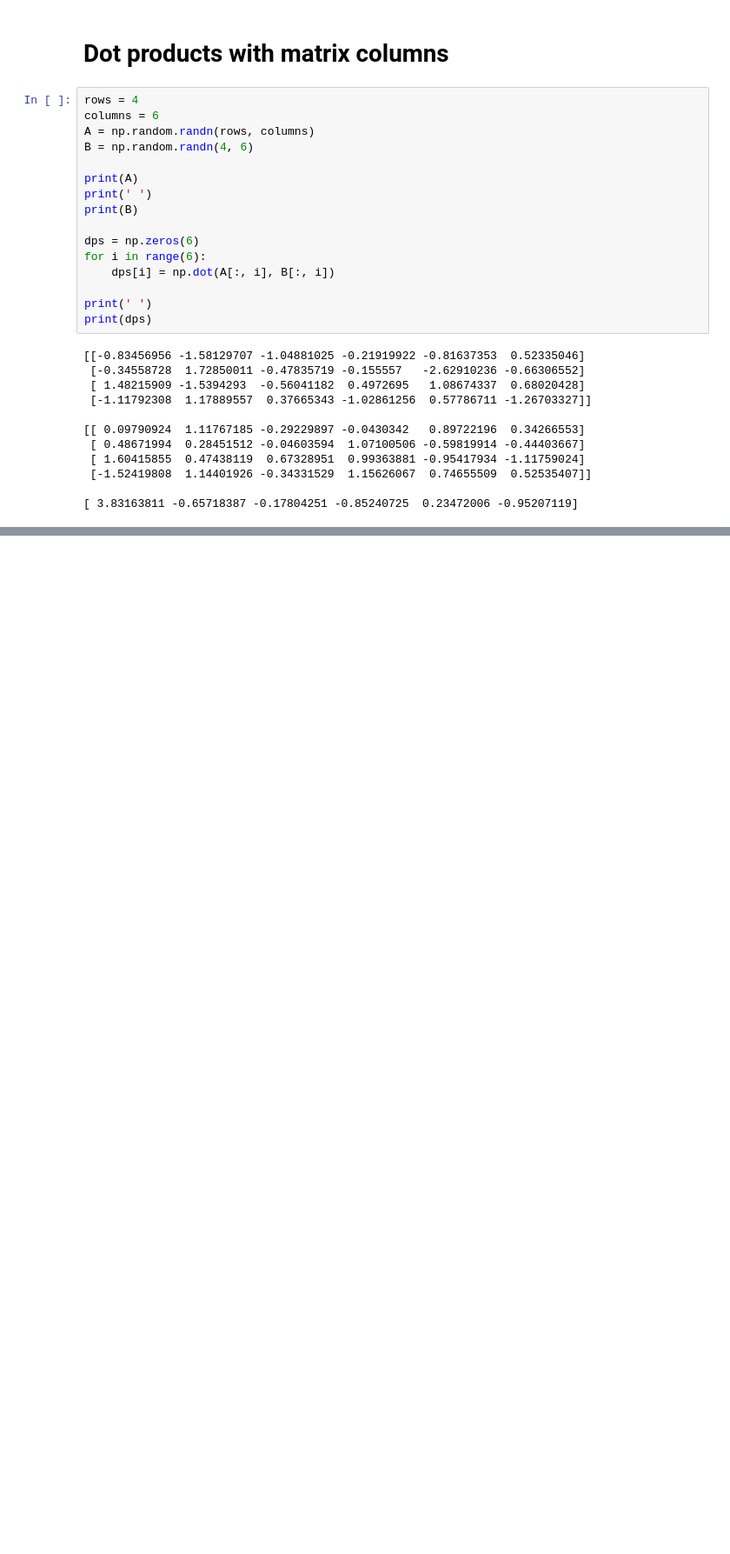
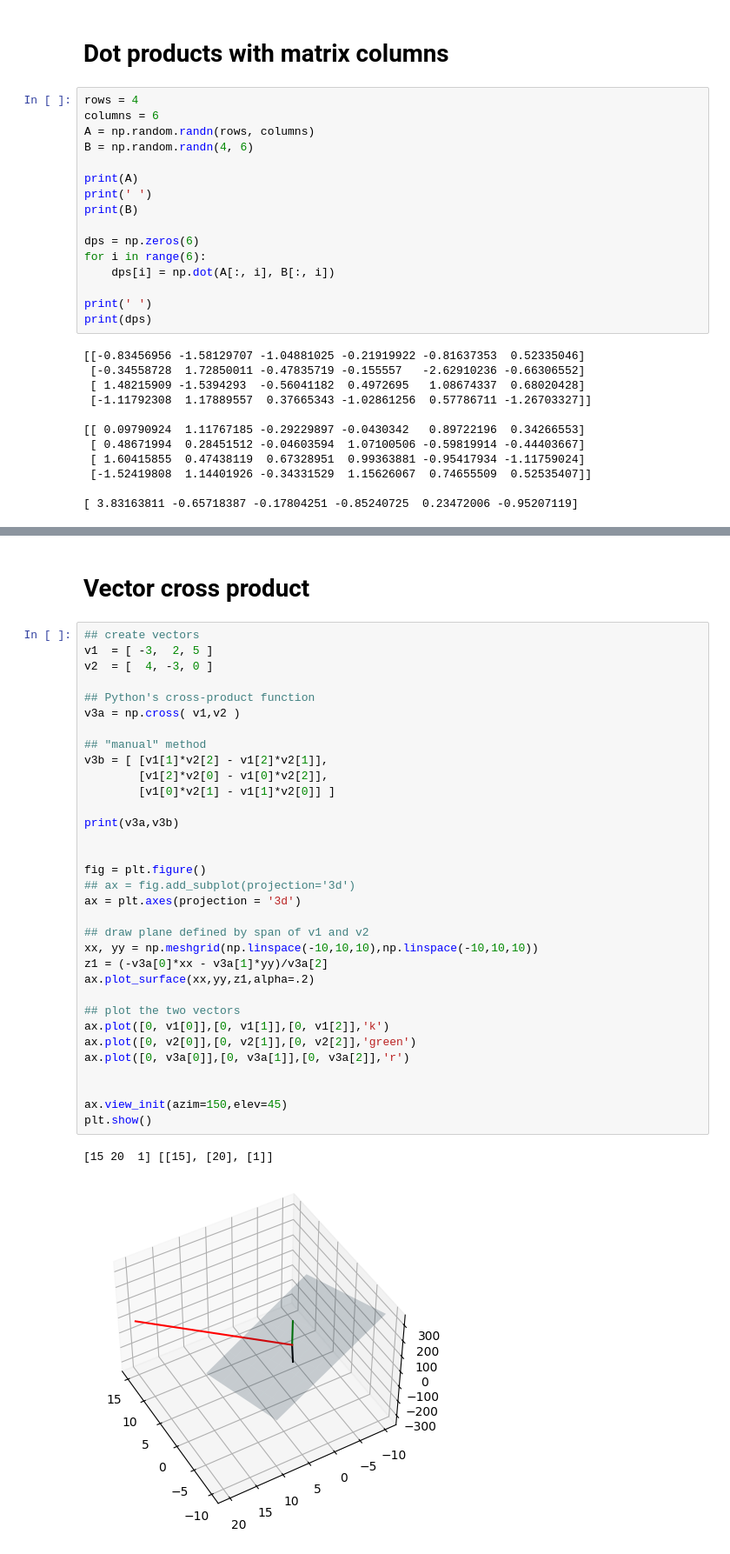
Before and after one commit to SiracencoSerghei/linear_algebra, a Jupyter notebook: 1_vectors/linalg_vectors.ipynb, the cells around one changed output, grey strips where cells are left out. Shown at 87% size. Drawn from its saved outputs; the diff is of its cells as text; blank space fills up the shorter version.

```diff
--- a/1_vectors/linalg_vectors.ipynb
+++ b/1_vectors/linalg_vectors.ipynb
@@ -199,0 +381,38 @@ print(dps)
+# %% [markdown]
+# Vector cross product
+# %%
+## create vectors
+v1  = [ -3,  2, 5 ]
+v2  = [  4, -3, 0 ]
+
+## Python's cross-product function
+v3a = np.cross( v1,v2 )
+
+## "manual" method
+v3b = [ [v1[1]*v2[2] - v1[2]*v2[1]],
+        [v1[2]*v2[0] - v1[0]*v2[2]],
+        [v1[0]*v2[1] - v1[1]*v2[0]] ]
+
+print(v3a,v3b)
+
+
+fig = plt.figure()
+## ax = fig.add_subplot(projection='3d')
+ax = plt.axes(projection = '3d')
+
+## draw plane defined by span of v1 and v2
+xx, yy = np.meshgrid(np.linspace(-10,10,10),np.linspace(-10,10,10))
+z1 = (-v3a[0]*xx - v3a[1]*yy)/v3a[2]
+ax.plot_surface(xx,yy,z1,alpha=.2)
+
+## plot the two vectors
+ax.plot([0, v1[0]],[0, v1[1]],[0, v1[2]],'k')
+ax.plot([0, v2[0]],[0, v2[1]],[0, v2[2]],'green')
+ax.plot([0, v3a[0]],[0, v3a[1]],[0, v3a[2]],'r')
+
+
+ax.view_init(azim=150,elev=45)
+plt.show()
+# %% [output]
+[15 20  1] [[15], [20], [1]]
+[figure, added]
```
Also changed, not shown: parts of 15 cells of this notebook.
